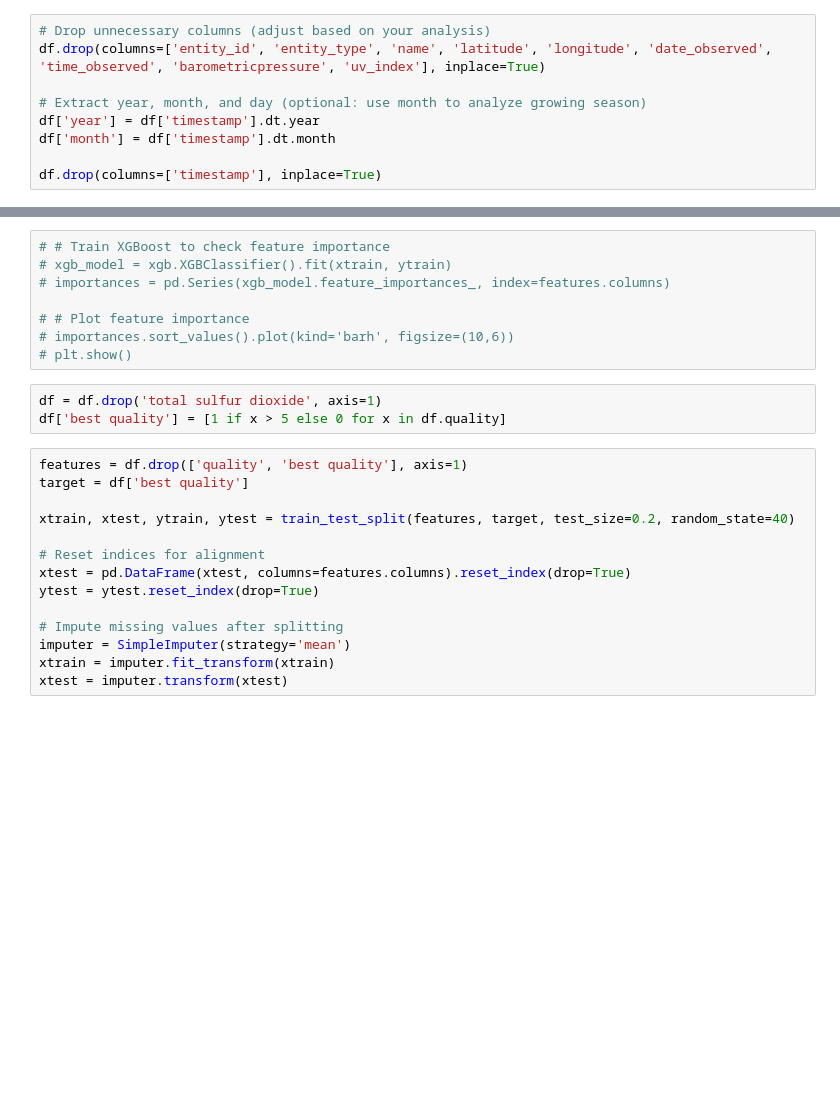
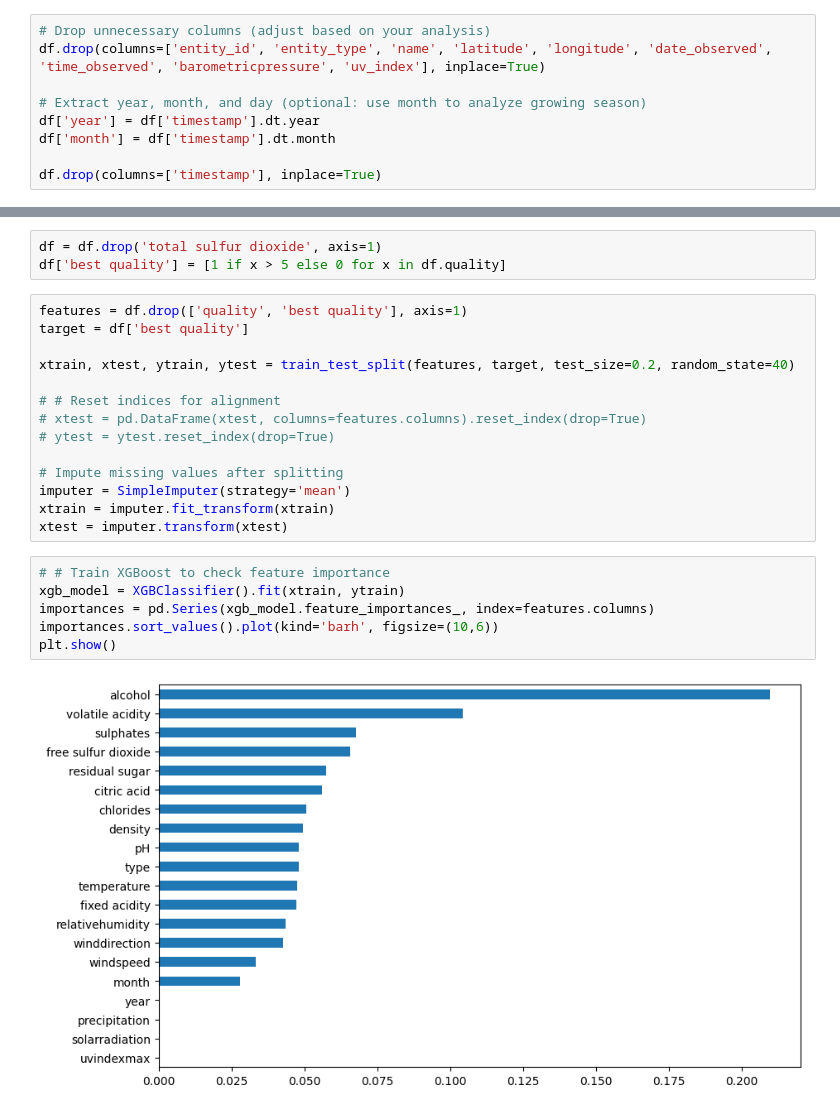
Before and after one commit to RPeleja/WorkML, a Jupyter notebook: ProjetoML_Wine.ipynb, the cells around one changed output, grey strips where cells are left out. Saved outputs shown, nothing was run; the diff lists cells and outputs as text; blank space fills up the shorter version.

```diff
--- a/ProjetoML_Wine.ipynb
+++ b/ProjetoML_Wine.ipynb
@@ -196,12 +195,4 @@ df.head()
 5 rows × 22 columns
-# %%
-# # Train XGBoost to check feature importance
-# xgb_model = xgb.XGBClassifier().fit(xtrain, ytrain)
-# importances = pd.Series(xgb_model.feature_importances_, index=features.columns)
-
-# # Plot feature importance
-# importances.sort_values().plot(kind='barh', figsize=(10,6))
-# plt.show()
 # %%
 df = df.drop('total sulfur dioxide', axis=1)
 df['best quality'] = [1 if x > 5 else 0 for x in df.quality]
@@ -211,12 +202,20 @@ target = df['best quality']
 
 xtrain, xtest, ytrain, ytest = train_test_split(features, target, test_size=0.2, random_state=40)
 
-# Reset indices for alignment
-xtest = pd.DataFrame(xtest, columns=features.columns).reset_index(drop=True)
-ytest = ytest.reset_index(drop=True)
+# # Reset indices for alignment
+# xtest = pd.DataFrame(xtest, columns=features.columns).reset_index(drop=True)
+# ytest = ytest.reset_index(drop=True)
 
 # Impute missing values after splitting
 imputer = SimpleImputer(strategy='mean')
 xtrain = imputer.fit_transform(xtrain)
 xtest = imputer.transform(xtest)
+# %%
+# # Train XGBoost to check feature importance
+xgb_model = XGBClassifier().fit(xtrain, ytrain)
+importances = pd.Series(xgb_model.feature_importances_, index=features.columns)
+importances.sort_values().plot(kind='barh', figsize=(10,6))
+plt.show()
+# %% [output]
+[figure, added]
 # %%
```
Also changed, not shown: parts of 12 cells of this notebook.
